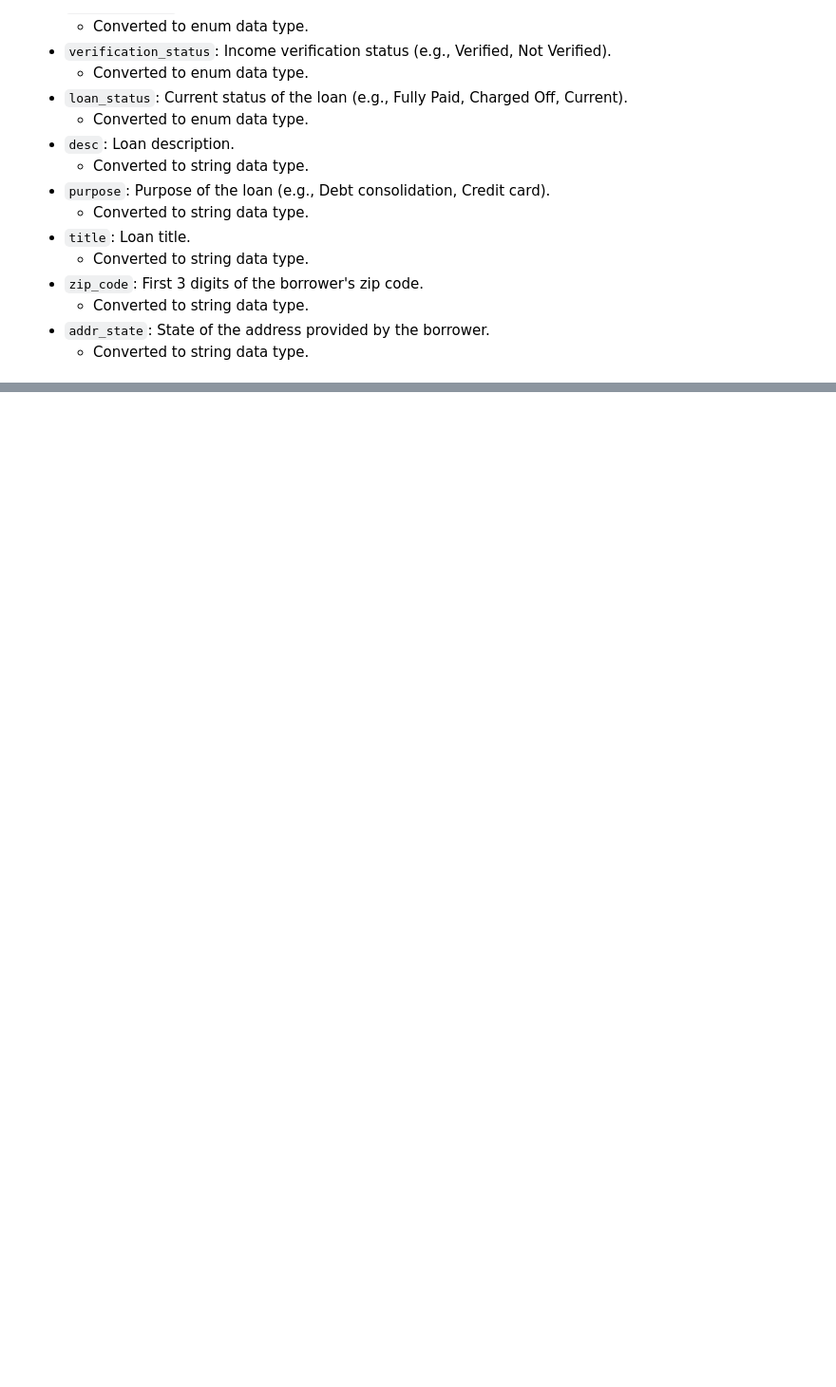
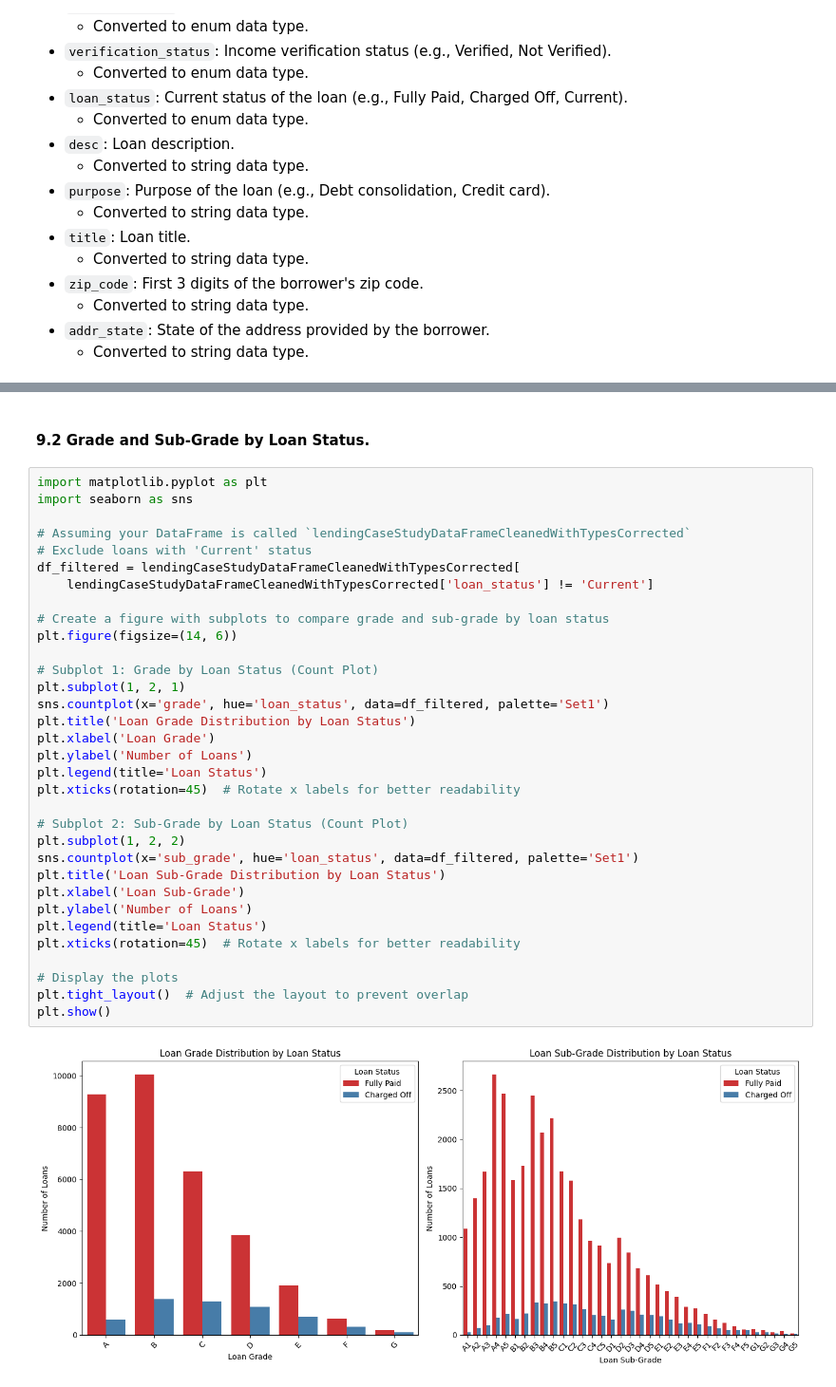
Before and after one commit to sachinbehl/LendingClubCaseStudy, a Jupyter notebook: LendingClubCaseStudy.ipynb, the cells around one changed output, grey strips where cells are left out. Shown at 95% size. Cells and saved outputs as stored; diff of their text form; blank space fills up the shorter version.

```diff
--- a/LendingClubCaseStudy.ipynb
+++ b/LendingClubCaseStudy.ipynb
@@ -1653,0 +1644,37 @@ These categorical variables do not have a natural order or ranking.
+# %% [markdown]
+#### 9.2 Grade and Sub-Grade by Loan Status.
+# %%
+import matplotlib.pyplot as plt
+import seaborn as sns
+
+# Assuming your DataFrame is called `lendingCaseStudyDataFrameCleanedWithTypesCorrected`
+# Exclude loans with 'Current' status
+df_filtered = lendingCaseStudyDataFrameCleanedWithTypesCorrected[
+    lendingCaseStudyDataFrameCleanedWithTypesCorrected['loan_status'] != 'Current']
+
+# Create a figure with subplots to compare grade and sub-grade by loan status
+plt.figure(figsize=(14, 6))
+
+# Subplot 1: Grade by Loan Status (Count Plot)
+plt.subplot(1, 2, 1)
+sns.countplot(x='grade', hue='loan_status', data=df_filtered, palette='Set1')
+plt.title('Loan Grade Distribution by Loan Status')
+plt.xlabel('Loan Grade')
+plt.ylabel('Number of Loans')
+plt.legend(title='Loan Status')
+plt.xticks(rotation=45)  # Rotate x labels for better readability
+
+# Subplot 2: Sub-Grade by Loan Status (Count Plot)
+plt.subplot(1, 2, 2)
+sns.countplot(x='sub_grade', hue='loan_status', data=df_filtered, palette='Set1')
+plt.title('Loan Sub-Grade Distribution by Loan Status')
+plt.xlabel('Loan Sub-Grade')
+plt.ylabel('Number of Loans')
+plt.legend(title='Loan Status')
+plt.xticks(rotation=45)  # Rotate x labels for better readability
+
+# Display the plots
+plt.tight_layout()  # Adjust the layout to prevent overlap
+plt.show()
+# %% [output]
+[figure, added]
```
Also changed, not shown: parts of 41 cells of this notebook.
